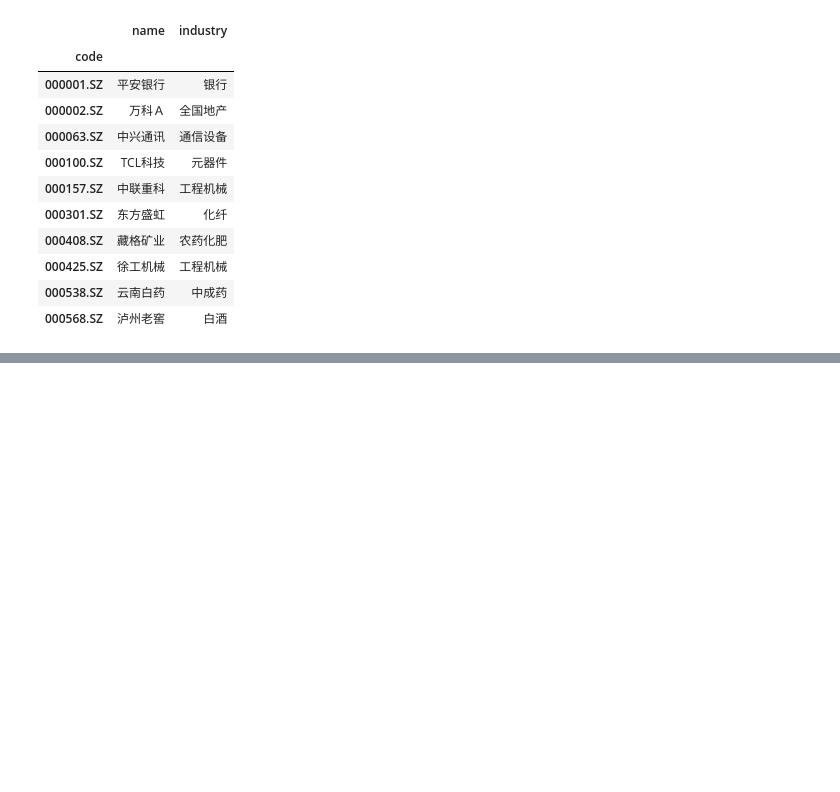
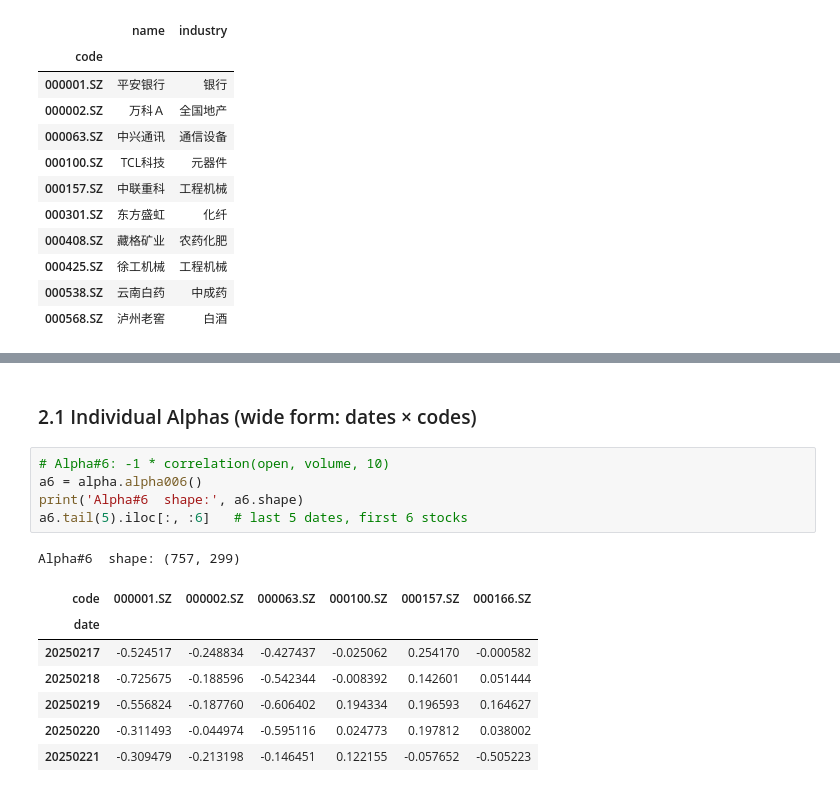
Before and after one commit to Parsnip77/Multi-factor-Model-for-Stock-Selection, a Jupyter notebook: notebooks/explore.ipynb, the cells around one changed output, grey strips where cells are left out. Saved outputs shown, nothing was run; the diff lists cells and outputs as text; blank space fills up the shorter version.

```diff
--- a/notebooks/explore.ipynb
+++ b/notebooks/explore.ipynb
@@ -111,0 +144,16 @@ print(df_mv.isnull().sum())
+# %% [markdown]
+### 2.1 Individual Alphas (wide form: dates × codes)
+# %%
+# Alpha#6: -1 * correlation(open, volume, 10)
+a6 = alpha.alpha006()
+print('Alpha#6  shape:', a6.shape)
+a6.tail(5).iloc[:, :6]   # last 5 dates, first 6 stocks
+# %% [output]
+Alpha#6  shape: (757, 299)
+| code | 000001.SZ | 000002.SZ | 000063.SZ | 000100.SZ | 000157.SZ | 000166.SZ |
+| date |  |  |  |  |  |  |
+| 20250217 | -0.524517 | -0.248834 | -0.427437 | -0.025062 | 0.254170 | -0.000582 |
+| 20250218 | -0.725675 | -0.188596 | -0.542344 | -0.008392 | 0.142601 | 0.051444 |
+| 20250219 | -0.556824 | -0.187760 | -0.606402 | 0.194334 | 0.196593 | 0.164627 |
+| 20250220 | -0.311493 | -0.044974 | -0.595116 | 0.024773 | 0.197812 | 0.038002 |
+| 20250221 | -0.309479 | -0.213198 | -0.146451 | 0.122155 | -0.057652 | -0.505223 |
```
Also changed, not shown: parts of 26 cells of this notebook, 2 other files.
